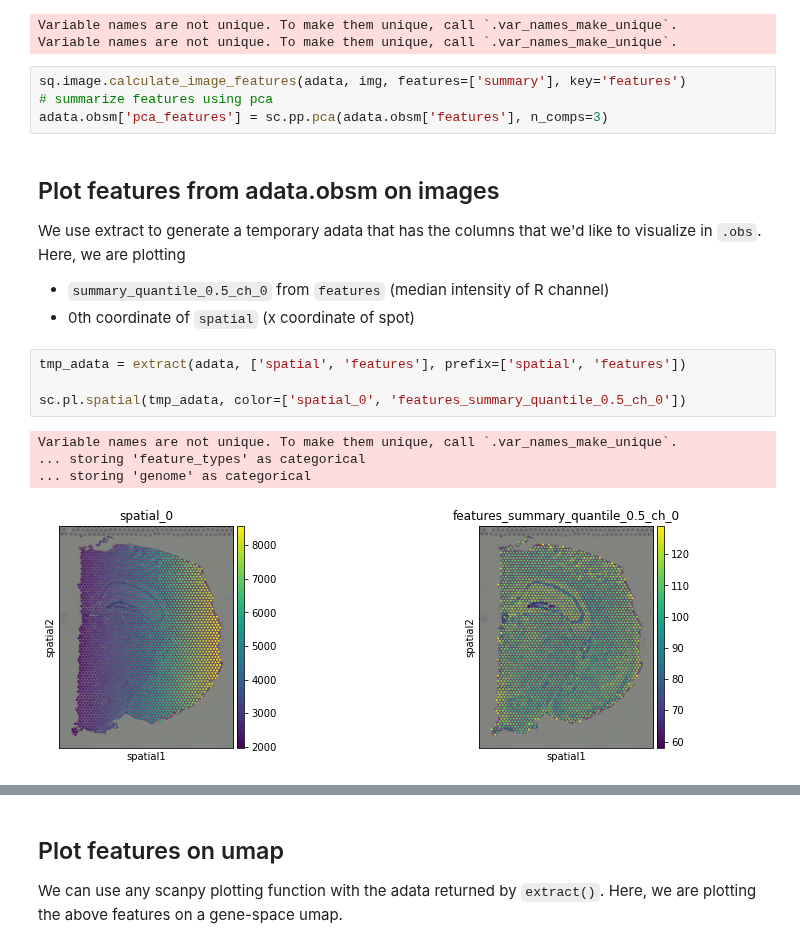
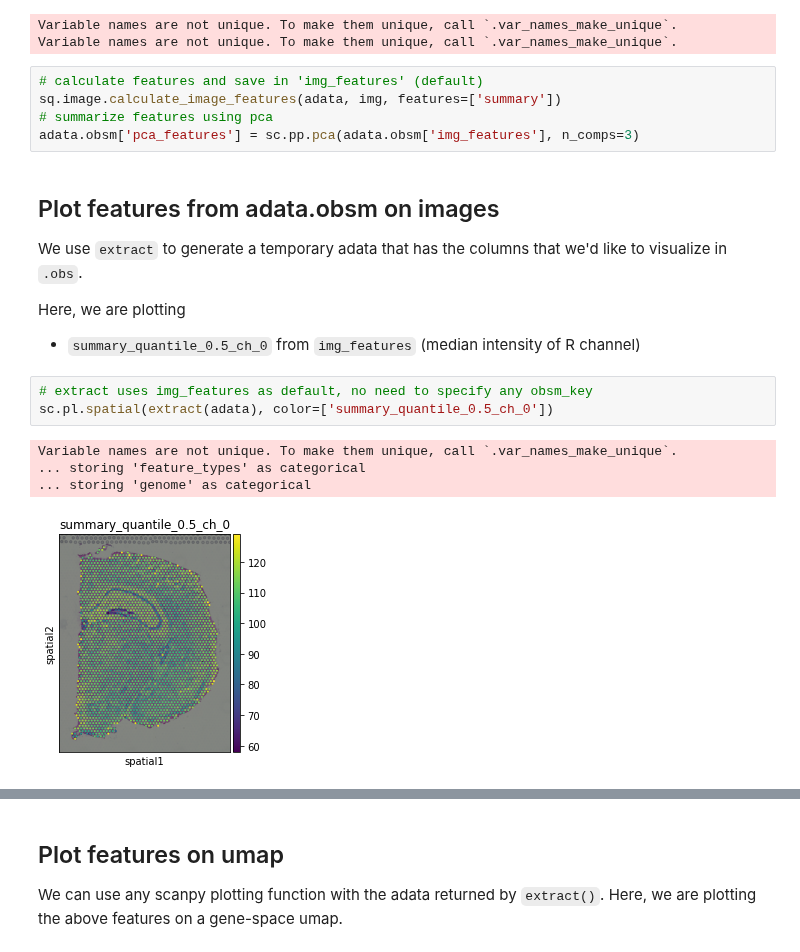
Before and after one commit to scverse/squidpy, a Jupyter notebook: notebooks/tutorial_image_plotting_extract.ipynb, the cells around one changed output, grey strips where cells are left out. Cells and saved outputs as stored; diff of their text form.

Commit message:
test for extract function

```diff
--- a/notebooks/tutorial_image_plotting_extract.ipynb
+++ b/notebooks/tutorial_image_plotting_extract.ipynb
@@ -22,21 +22,21 @@ WARNING: read_visium_data: setting image_file to ../../data/20191205_10XVisium_M
 Variable names are not unique. To make them unique, call `.var_names_make_unique`.
 Variable names are not unique. To make them unique, call `.var_names_make_unique`.
 # %%
-sq.image.calculate_image_features(adata, img, features=['summary'], key='features')
+# calculate features and save in 'img_features' (default)
+sq.image.calculate_image_features(adata, img, features=['summary'])
 # summarize features using pca
-adata.obsm['pca_features'] = sc.pp.pca(adata.obsm['features'], n_comps=3)
+adata.obsm['pca_features'] = sc.pp.pca(adata.obsm['img_features'], n_comps=3)
 # %% [markdown]
 ## Plot features from adata.obsm on images
-We use extract to generate a temporary adata that has the columns that we'd like to visualize in `.obs`.
+We use `extract` to generate a temporary adata that has the columns that we'd like to visualize in `.obs`.
+
 Here, we are plotting
- - `summary_quantile_0.5_ch_0` from `features` (median intensity of R channel)
- - 0th coordinate of `spatial` (x coordinate of spot)
+ - `summary_quantile_0.5_ch_0` from `img_features` (median intensity of R channel)
-# %%
-tmp_adata = extract(adata, ['spatial', 'features'], prefix=['spatial', 'features'])
-
-sc.pl.spatial(tmp_adata, color=['spatial_0', 'features_summary_quantile_0.5_ch_0'])
-# %% [output]
-Variable names are not unique. To make them unique, call `.var_names_make_unique`.
-... storing 'feature_types' as categorical
-... storing 'genome' as categorical
-[figure, removed]
+# %%
+# extract uses img_features as default, no need to specify any obsm_key
+sc.pl.spatial(extract(adata), color=['summary_quantile_0.5_ch_0'])
+# %% [output]
+Variable names are not unique. To make them unique, call `.var_names_make_unique`.
+... storing 'feature_types' as categorical
+... storing 'genome' as categorical
+[figure, added]
```
Also changed, not shown: parts of 3 cells of this notebook, 2 other files.
